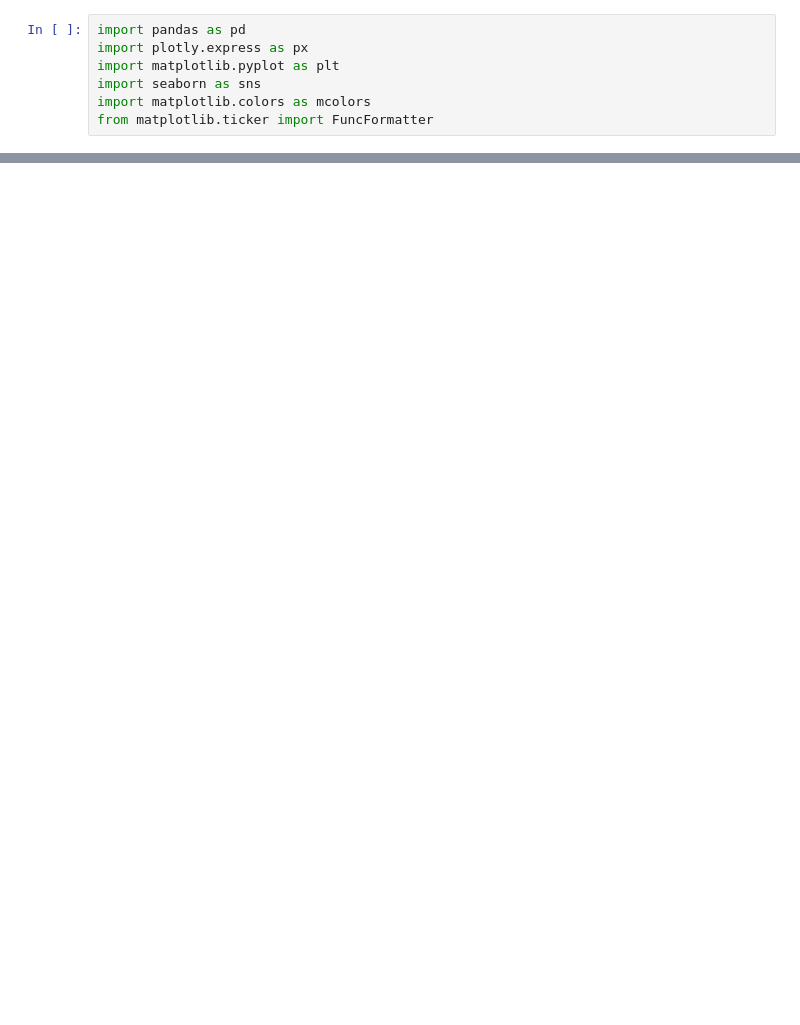
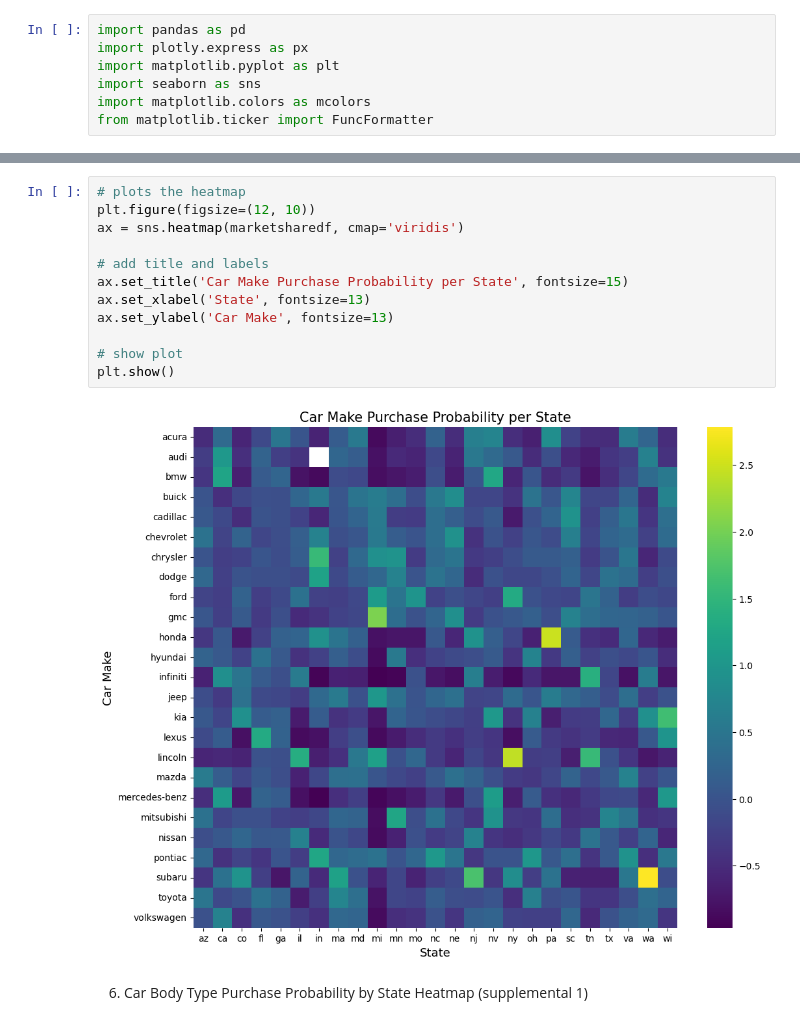
Before and after one commit to wihbit/used_car_market, a Jupyter notebook: esteban.ipynb, the cells around one changed output, grey strips where cells are left out. Cells and saved outputs as stored; diff of their text form; blank space fills up the shorter version.

```diff
--- a/esteban.ipynb
+++ b/esteban.ipynb
@@ -305,0 +219,16 @@ set_ticklabels() should only be used with a fixed number of ticks, i.e. after se
+# %%
+# plots the heatmap
+plt.figure(figsize=(12, 10))
+ax = sns.heatmap(marketsharedf, cmap='viridis')
+
+# add title and labels
+ax.set_title('Car Make Purchase Probability per State', fontsize=15)
+ax.set_xlabel('State', fontsize=13)
+ax.set_ylabel('Car Make', fontsize=13)
+
+# show plot
+plt.show()
+# %% [output]
+[figure, added]
+# %% [markdown]
+6. Car Body Type Purchase Probability by State Heatmap (supplemental 1)
```
Also changed, not shown: parts of 52 cells of this notebook.
